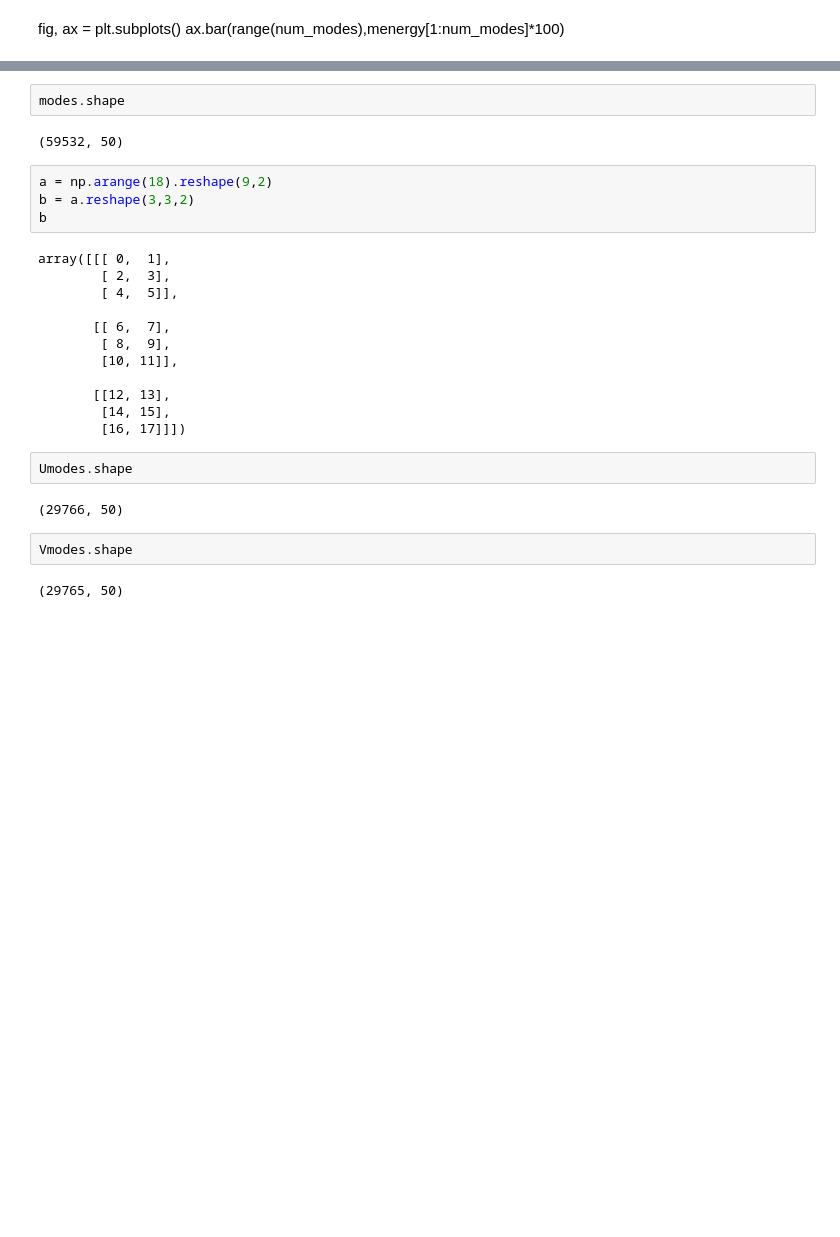
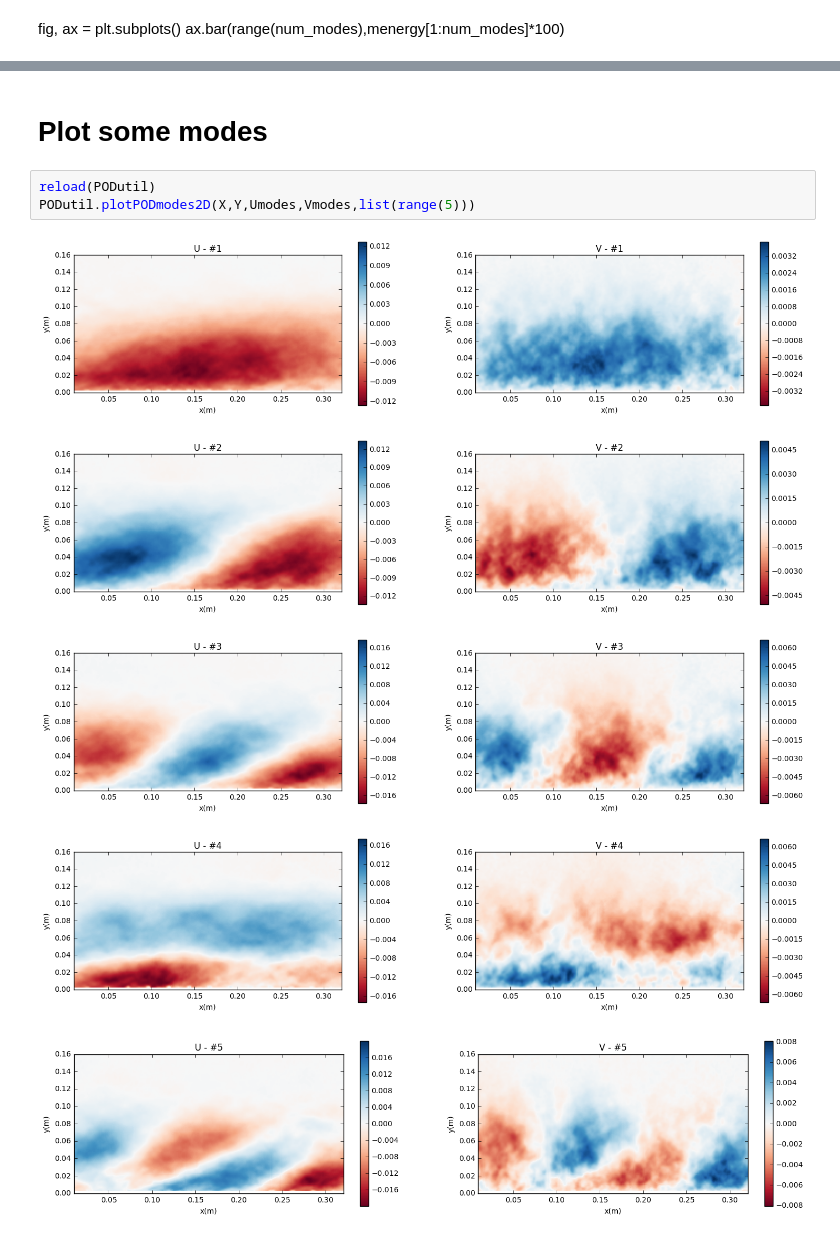
Before and after one commit to owenjhwilliams/ASIIT, a Jupyter notebook: runPOD.ipynb, the cells around one changed output, grey strips where cells are left out. Cells and saved outputs as stored; diff of their text form; blank space fills up the shorter version.

```diff
--- a/runPOD.ipynb
+++ b/runPOD.ipynb
@@ -118,28 +94,11 @@ ax[1].set_xlim([0,0.3])
-# %%
-modes.shape
-# %% [output]
-(59532, 50)
-# %%
-a = np.arange(18).reshape(9,2)
-b = a.reshape(3,3,2)
-b
-# %% [output]
-array([[[ 0,  1],
-        [ 2,  3],
-        [ 4,  5]],
-
-       [[ 6,  7],
-        [ 8,  9],
-        [10, 11]],
-
-       [[12, 13],
-        [14, 15],
-        [16, 17]]])
-# %%
-Umodes.shape
-# %% [output]
-(29766, 50)
-# %%
-Vmodes.shape
-# %% [output]
-(29765, 50)
+# %% [markdown]
+# Plot some modes
+# %%
+reload(PODutil)
+PODutil.plotPODmodes2D(X,Y,Umodes,Vmodes,list(range(5)))
+# %% [output]
+[figure, added]
+[figure, added]
+[figure, added]
+[figure, added]
+[figure, added]
```
Also changed, not shown: parts of 6 cells of this notebook.
